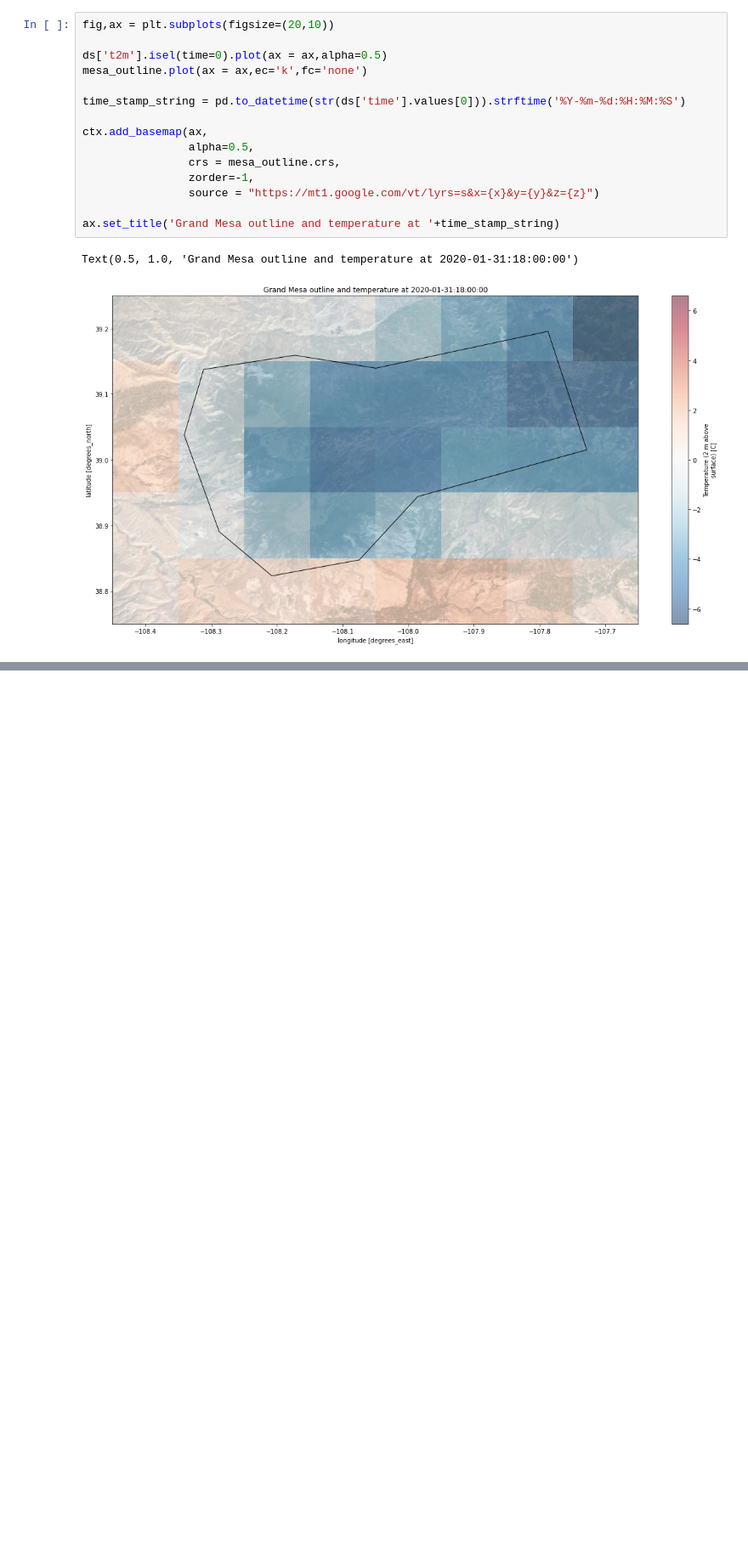
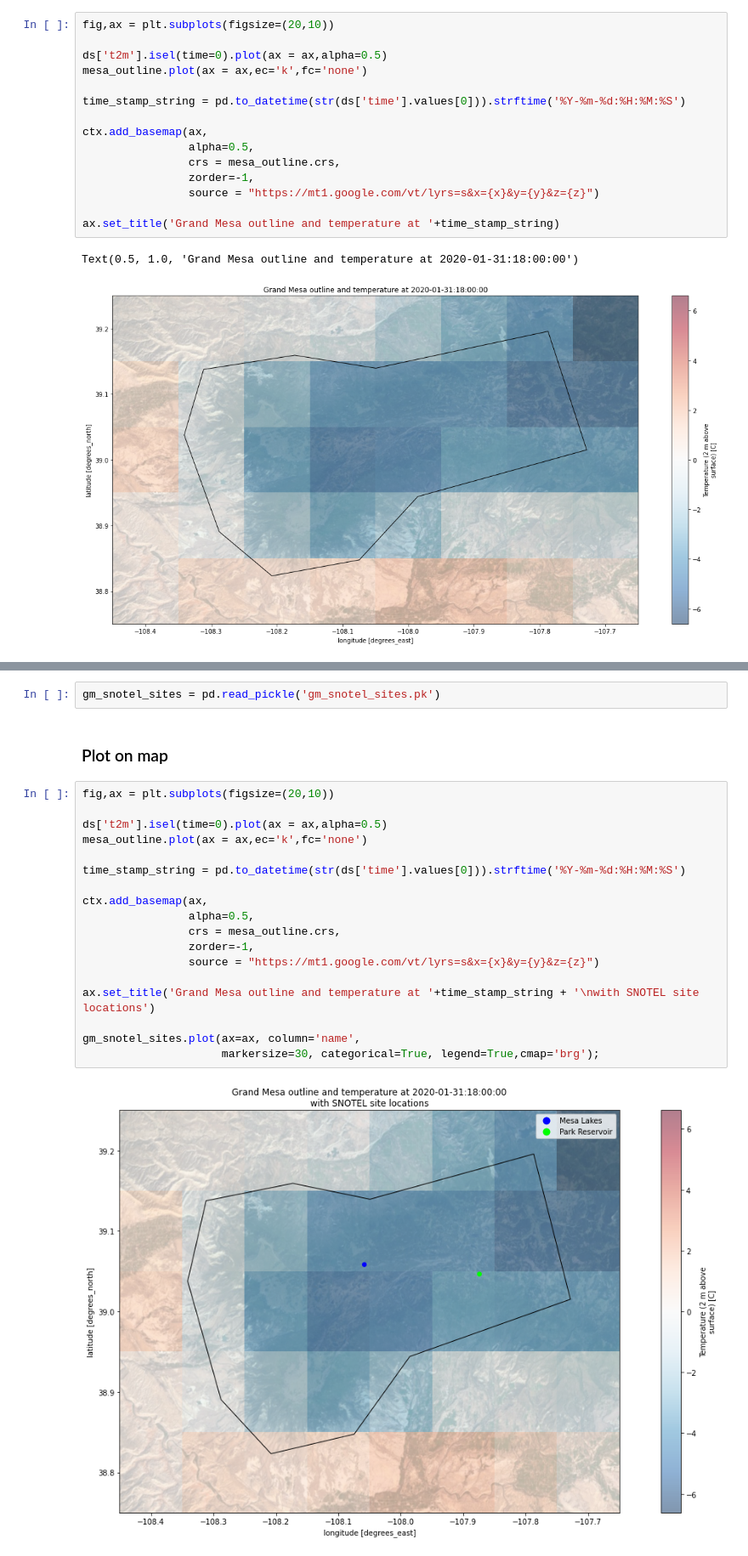
Before and after one commit to snowex-hackweek/hot-pow, a Jupyter notebook: contributors/Friedrich_Knuth/ERA5_temperature_comparison.ipynb, the cells around one changed output, grey strips where cells are left out. Shown at 85% size. Cells and saved outputs as stored; diff of their text form; blank space fills up the shorter version.

```diff
--- a/contributors/Friedrich_Knuth/ERA5_temperature_comparison.ipynb
+++ b/contributors/Friedrich_Knuth/ERA5_temperature_comparison.ipynb
@@ -233,0 +267,24 @@ Text(0.5, 1.0, 'Grand Mesa outline and temperature at 2020-01-31:18:00:00')
+# %%
+gm_snotel_sites = pd.read_pickle('gm_snotel_sites.pk')
+# %% [markdown]
+### Plot on map
+# %%
+fig,ax = plt.subplots(figsize=(20,10))
+
+ds['t2m'].isel(time=0).plot(ax = ax,alpha=0.5)
+mesa_outline.plot(ax = ax,ec='k',fc='none')
+
+time_stamp_string = pd.to_datetime(str(ds['time'].values[0])).strftime('%Y-%m-%d:%H:%M:%S')
+
+ctx.add_basemap(ax,
+                alpha=0.5,
+                crs = mesa_outline.crs,
+                zorder=-1,
+                source = "https://mt1.google.com/vt/lyrs=s&x={x}&y={y}&z={z}")
+
+ax.set_title('Grand Mesa outline and temperature at '+time_stamp_string + '\nwith SNOTEL site locations')
+
+gm_snotel_sites.plot(ax=ax, column='name',
+                     markersize=30, categorical=True, legend=True,cmap='brg');
+# %% [output]
+[figure, added]
```
Also changed, not shown: parts of 38 cells of this notebook.
